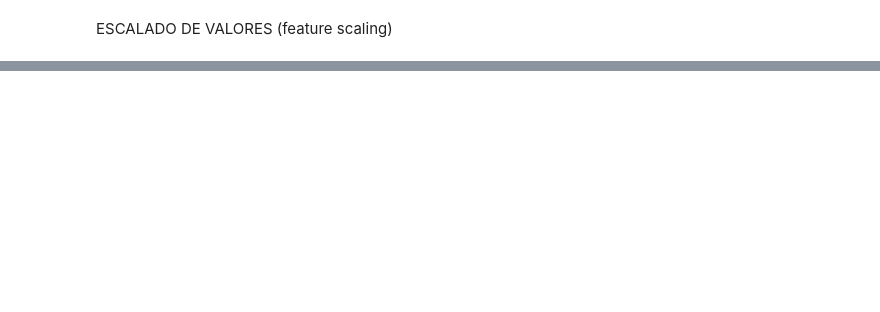
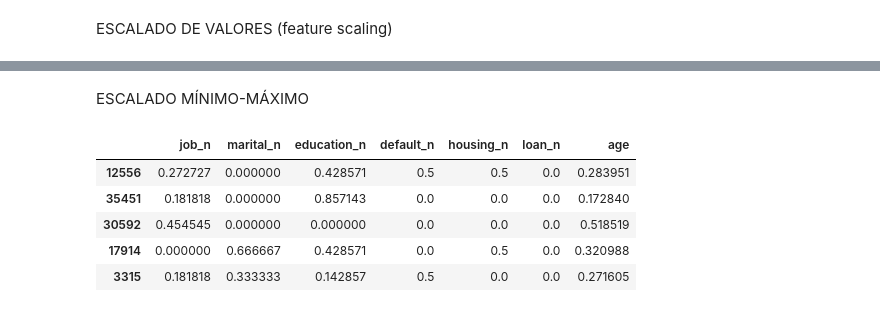
Before and after one commit to PuraCampos/ML_Banck, a Jupyter notebook: src/explore.ipynb, the cells around one changed output, grey strips where cells are left out. Cells and saved outputs as stored; diff of their text form; code cells hidden in the pictures; blank space fills up the shorter version.

```diff
--- a/src/explore.ipynb
+++ b/src/explore.ipynb
@@ -418,0 +461,43 @@ X_dbmod_train, X_dbmod_test,_,_ = train_test_split(X_dbmod, y_dbmod, test_size =
+# %%
+from sklearn.preprocessing import StandardScaler
+
+scaler = StandardScaler()
+scaler.fit(X_db_train)
+scaler.fit(X_dbmod_train)
+
+X_db_train_norm = scaler.transform(X_db_train)
+X_db_train_norm = pd.DataFrame(X_db_train_norm, index = X_db_train.index, columns = num_variables)
+
+X_dbmod_train_norm = scaler.transform(X_dbmod_train)
+X_dbmod_train_norm = pd.DataFrame(X_dbmod_train_norm, index = X_dbmod_train.index, columns = num_variables)
+
+
+X_db_test_norm = scaler.transform(X_db_test)
+X_db_test_norm = pd.DataFrame(X_db_test_norm, index = X_db_test.index, columns = num_variables)
+
+
+X_dbmod_test_norm = scaler.transform(X_dbmod_test)
+X_dbmod_test_norm = pd.DataFrame(X_dbmod_test_norm, index = X_dbmod_test.index, columns = num_variables)
+# %% [markdown]
+ESCALADO MÍNIMO-MÁXIMO
+# %%
+from sklearn.preprocessing import MinMaxScaler
+
+scaler = MinMaxScaler()
+scaler.fit(X_db_train)
+
+
+X_db_train_scal = scaler.transform(X_db_train)
+X_db_train_scal = pd.DataFrame(X_db_train_scal, index = X_db_train.index, columns = num_variables)
+
+X_db_test_scal = scaler.transform(X_db_test)
+X_db_test_scal = pd.DataFrame(X_db_test_scal, index = X_db_test.index, columns = num_variables)
+
+X_db_train_scal.head()
+# %% [output]
+|  | job_n | marital_n | education_n | default_n | housing_n | loan_n | age |
+| 12556 | 0.272727 | 0.000000 | 0.428571 | 0.5 | 0.5 | 0.0 | 0.283951 |
+| 35451 | 0.181818 | 0.000000 | 0.857143 | 0.0 | 0.0 | 0.0 | 0.172840 |
+| 30592 | 0.454545 | 0.000000 | 0.000000 | 0.0 | 0.0 | 0.0 | 0.518519 |
+| 17914 | 0.000000 | 0.666667 | 0.428571 | 0.0 | 0.5 | 0.0 | 0.320988 |
+| 3315 | 0.181818 | 0.333333 | 0.142857 | 0.5 | 0.0 | 0.0 | 0.271605 |
```
Also changed, not shown: parts of 9 cells of this notebook, 23 other files.
